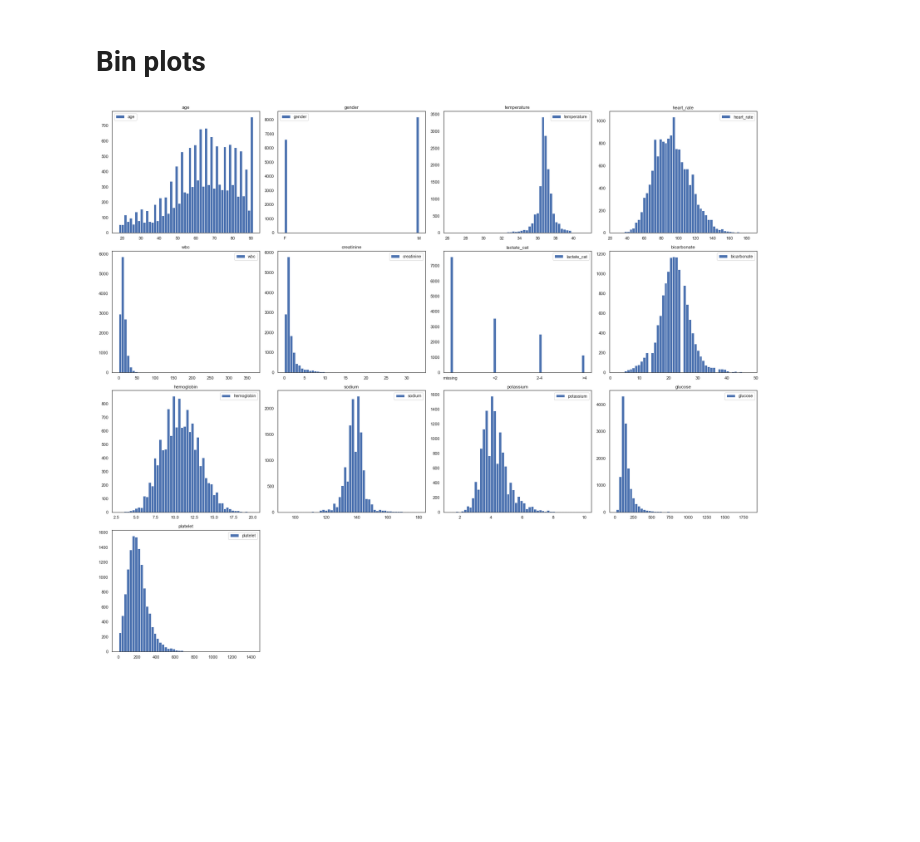
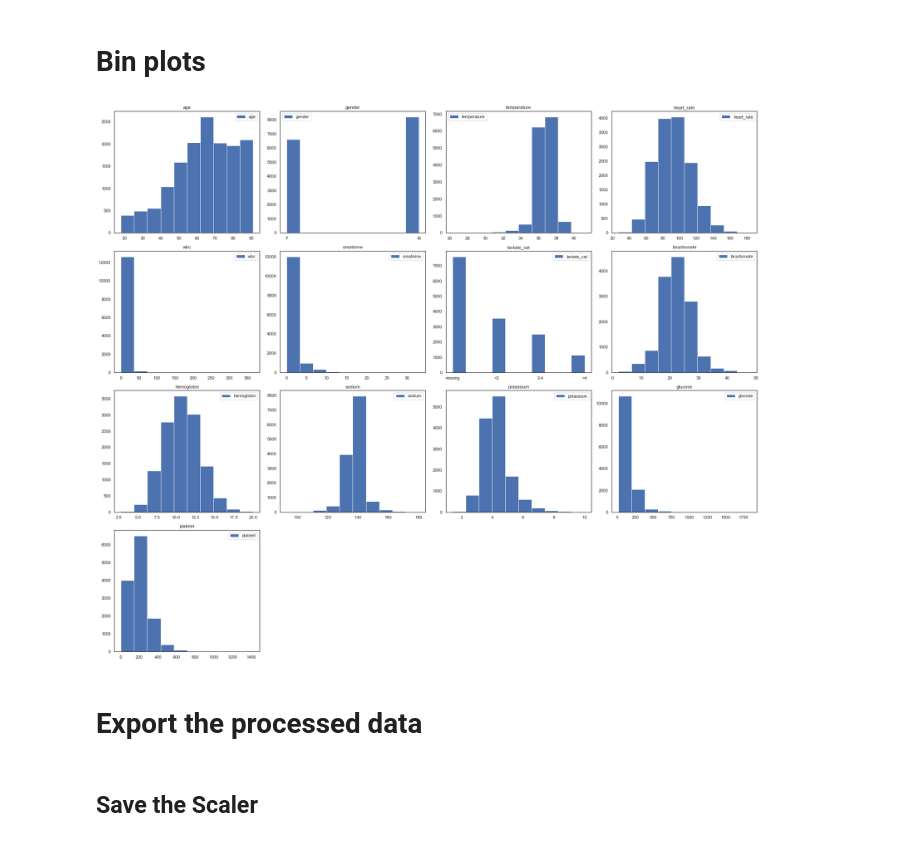
Before and after one commit to arnaud39/tarNET_continuous, a Jupyter notebook: data_exploration.ipynb, the cells around one changed output. Saved outputs shown, nothing was run; the diff lists cells and outputs as text; code cells hidden in the pictures; blank space fills up the shorter version.

```diff
--- a/data_exploration.ipynb
+++ b/data_exploration.ipynb
@@ -331,18 +328,20 @@ display(Markdown('<span style="color: green">Recommended subset is </span> {}'.f
 # %%
 plt.figure(figsize=(24,50))
 plt.title('VGFBGF')
 import seaborn as sns
 sns.set()
 sns.set_theme(style="white")
 try:
     for i, col in enumerate(df_x.columns.to_list()):
         plt.subplot(10, 4, i + 1)
-        plt.hist(df_x[col], label=col, bins=50)
+        plt.hist(df_x[col], label=col, bins=10)
         plt.legend()
         plt.title(col)
         plt.tight_layout()
 except Exception as e:
     print(col,e)
 plt.show()
 # %% [output]
-[figure, old version]
+[figure, new version]
+# %% [markdown]
+# Export the processed data
@@ -348,0 +364,2 @@ plt.show()
+# %% [markdown]
+## Save the Scaler
```
Also changed, not shown: parts of 10 cells of this notebook, 3 other files.
